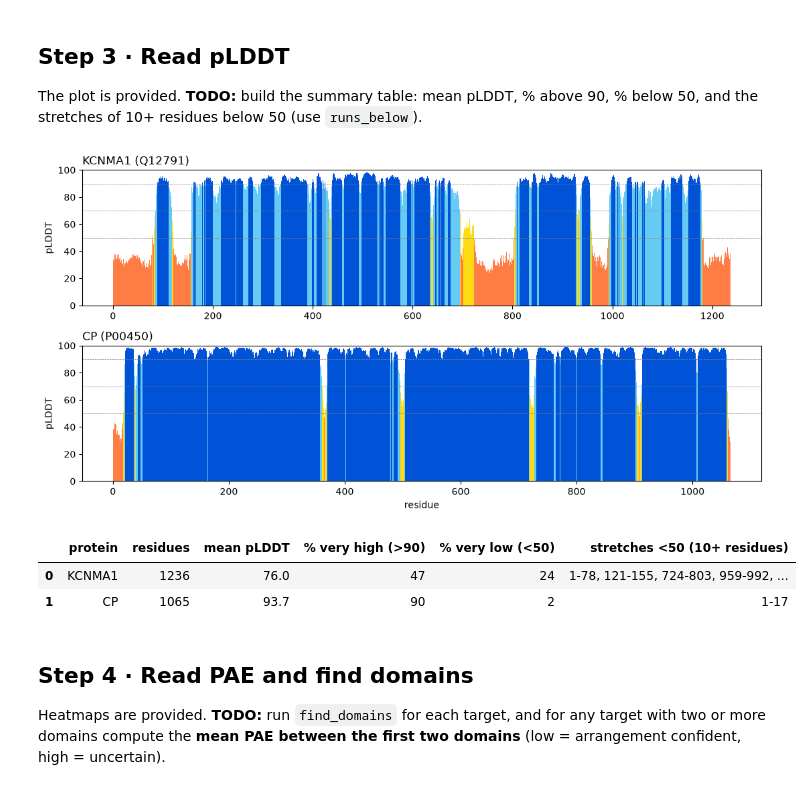
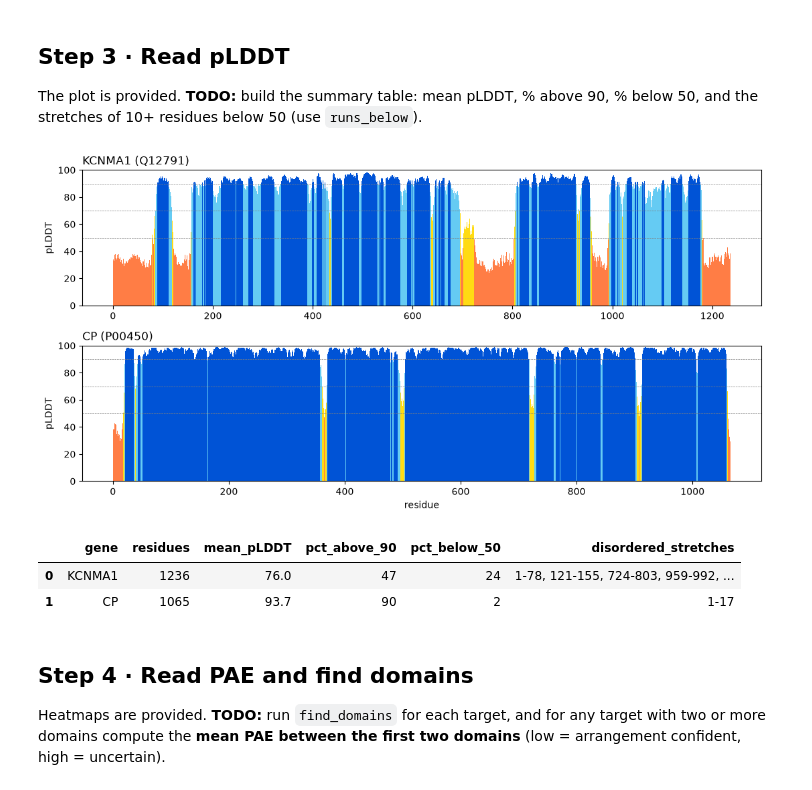
Before and after one commit to SeanRCox/biot6900, a Jupyter notebook: module4/BIOT6900_Module4_Assignment.ipynb, the cells around one changed output. Cells and saved outputs as stored; diff of their text form; code cells hidden in the pictures.

```diff
--- a/module4/BIOT6900_Module4_Assignment.ipynb
+++ b/module4/BIOT6900_Module4_Assignment.ipynb
@@ -195,23 +195,26 @@ The plot is provided. **TODO:** build the summary table: mean pLDDT, % above 90,
 # %%
 fig, axes = plt.subplots(len(TARGETS), 1, figsize=(11, 2.8 * len(TARGETS)), squeeze=False)
 plddt_summary = []
 for ax, gene in zip(axes[:, 0], TARGETS):
     c = ca[gene]
     ax.bar(c.resnum, c.b, color=c.b.apply(band).map(BAND_COLOUR), width=1.0)
     for y in (50, 70, 90): ax.axhline(y, color="grey", lw=0.5, ls="--")
     ax.set_ylim(0, 100); ax.set_ylabel("pLDDT"); ax.set_title(f"{gene} ({TARGETS[gene]})", loc="left")
-    plddt_summary.append({"protein": gene, "residues": len(c), "mean pLDDT": round(c.b.mean(), 1),
-                "% very high (>90)": round((c.b > 90).mean() * 100), "% very low (<50)": round((c.b < 50).mean() * 100),
-                "stretches <50 (10+ residues)": runs_below(c.b.values, c.resnum.values)})
+    plddt_summary.append({"gene": gene, "residues": len(c),
+                          "mean_pLDDT": round(c.b.mean(), 1),
+                          "pct_above_90": round((c.b > 90).mean() * 100),
+                          "pct_below_50": round((c.b < 50).mean() * 100),
+                          "disordered_stretches": runs_below(c.b.values, c.resnum.values)})
 axes[-1, 0].set_xlabel("residue"); plt.tight_layout(); plt.show()
 
 # TODO: one row per target with columns gene, residues, mean_pLDDT, pct_above_90, pct_below_50, disordered_stretches
 # I added the code to the for loop above
+plddt_summary = pd.DataFrame(plddt_summary)
 require(plddt_summary=plddt_summary)
 pd.DataFrame(plddt_summary)
 # %% [output]
 [figure]
-|  | protein | residues | mean pLDDT | % very high (>90) | % very low (<50) | stretches <50 (10+ residues) |
+|  | gene | residues | mean_pLDDT | pct_above_90 | pct_below_50 | disordered_stretches |
 | 0 | KCNMA1 | 1236 | 76.0 | 47 | 24 | 1-78, 121-155, 724-803, 959-992, ... |
 | 1 | CP | 1065 | 93.7 | 90 | 2 | 1-17 |
 # %% [markdown]
```
Also changed, not shown: parts of 1 cell of this notebook, 4 other files.
